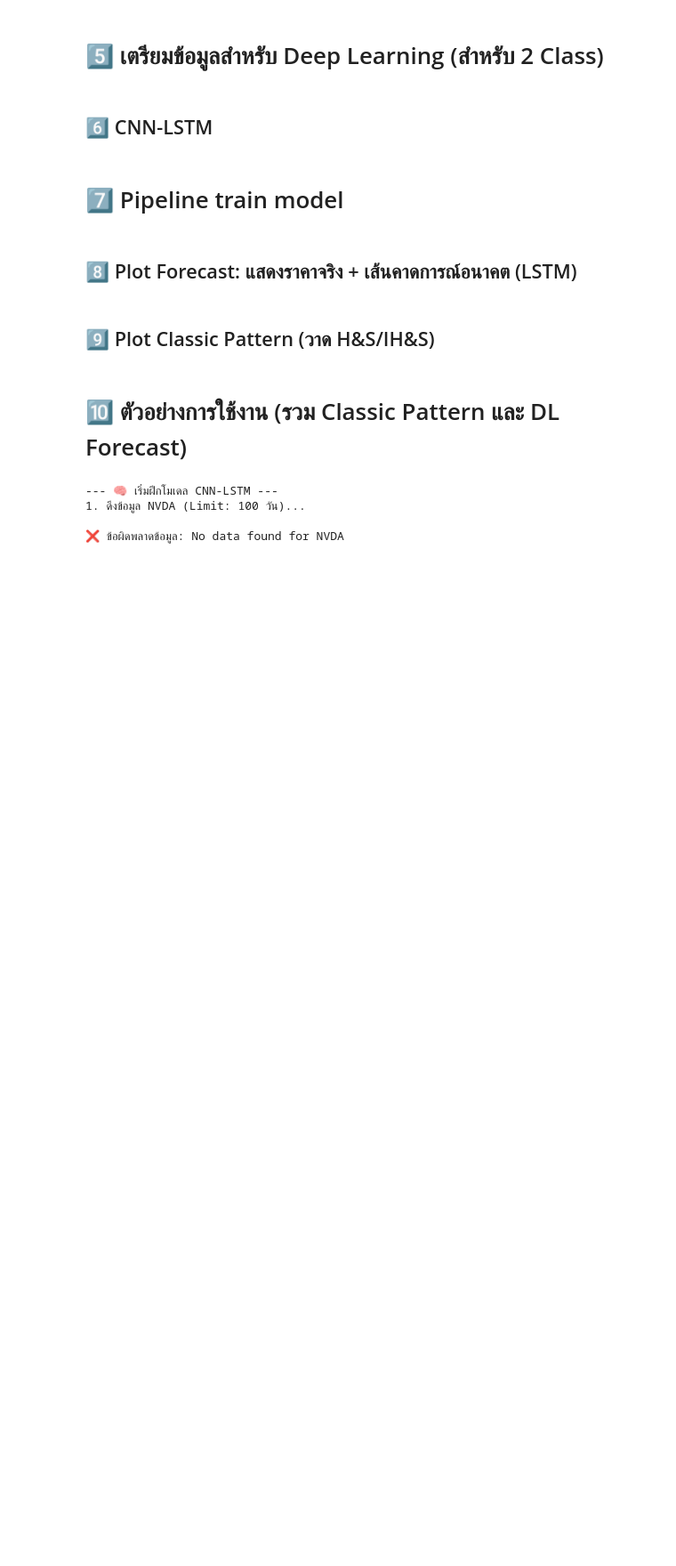
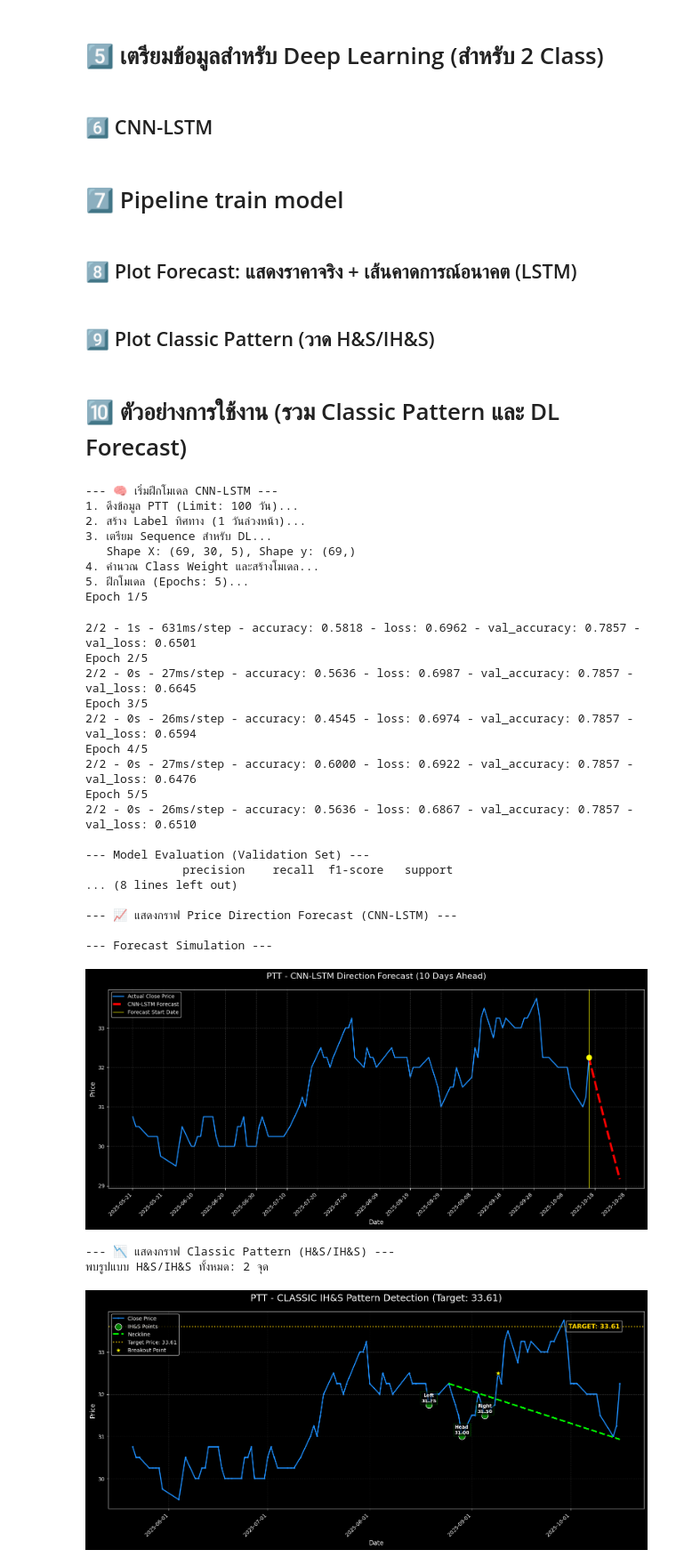
Before and after one commit to hilmanyusoh/Stock-market-chart-pattern-recognition-using-deep-learning, a Jupyter notebook: H&D_model/H&S_DL.ipynb, the cells around one changed output. Shown at 89% size. Cells and saved outputs as stored; diff of their text form; code cells hidden in the pictures; blank space fills up the shorter version.

```diff
--- a/H&D_model/H&S_DL.ipynb
+++ b/H&D_model/H&S_DL.ipynb
@@ -429,7 +429,7 @@ def plot_classic_pattern(df, patterns, symbol='SYMBOL'):
 if __name__ == '__main__':
     try:
         # --- Config ---
-        symbol = "NVDA"
+        symbol = "PTT"
         DATA_LIMIT = 100  # ใช้ข้อมูลเยอะขึ้นสำหรับการฝึก LSTM
         SEQUENCE_LENGTH = 30
         FUTURE_DAYS = 1   # ทำนายทิศทางของวันถัดไป (1 วัน)
@@ -452,33 +452,58 @@ if __name__ == '__main__':
         print(classification_report(y_val, y_pred_cls, target_names=['0: Down/Flat', '1: Up'], zero_division=0))
 
         # 3. แสดงกราฟ Price Direction Forecast (CNN-LSTM)
         print("\n--- 📈 แสดงกราฟ Price Direction Forecast (CNN-LSTM) ---")
         plot_future_direction_forecast(
             df_original,
             model,
             scaler,
             seq_len=SEQUENCE_LENGTH,
             symbol=symbol,
             forecast_steps=10
         )
 
         # 4. ตรวจจับและแสดงผล Classic Pattern (H&S/IH&S)
         print("\n--- 📉 แสดงกราฟ Classic Pattern (H&S/IH&S) ---")
         classic_patterns = detect_head_shoulders(df_original, distance=5, tolerance=0.03)
         print(f"พบรูปแบบ H&S/IH&S ทั้งหมด: {len(classic_patterns)} จุด")
 
         # เรียกใช้ฟังก์ชันที่แก้ไขแล้ว
         plot_classic_pattern(df_original, classic_patterns, symbol=symbol)
 
     except ConnectionRefusedError as e:
         print(f"\n❌ การเชื่อมต่อล้มเหลว: {e}")
         print("โปรดตรวจสอบว่า Cassandra Server (127.0.0.1:9042) ได้รันอยู่หรือไม่")
     except ValueError as e:
         print(f"\n❌ ข้อผิดพลาดข้อมูล: {e}")
     except Exception as e:
         print(f"\n❌ เกิดข้อผิดพลาดที่ไม่คาดคิด: {e}")
 # %% [output]
 --- 🧠 เริ่มฝึกโมเดล CNN-LSTM ---
-1. ดึงข้อมูล NVDA (Limit: 100 วัน)...
-
-❌ ข้อผิดพลาดข้อมูล: No data found for NVDA
+1. ดึงข้อมูล PTT (Limit: 100 วัน)...
+2. สร้าง Label ทิศทาง (1 วันล่วงหน้า)...
+3. เตรียม Sequence สำหรับ DL...
+   Shape X: (69, 30, 5), Shape y: (69,)
+4. คำนวณ Class Weight และสร้างโมเดล...
+5. ฝึกโมเดล (Epochs: 5)...
+Epoch 1/5
+2/2 - 1s - 631ms/step - accuracy: 0.5818 - loss: 0.6962 - val_accuracy: 0.7857 - val_loss: 0.6501
+Epoch 2/5
+2/2 - 0s - 27ms/step - accuracy: 0.5636 - loss: 0.6987 - val_accuracy: 0.7857 - val_loss: 0.6645
+Epoch 3/5
+2/2 - 0s - 26ms/step - accuracy: 0.4545 - loss: 0.6974 - val_accuracy: 0.7857 - val_loss: 0.6594
+Epoch 4/5
+2/2 - 0s - 27ms/step - accuracy: 0.6000 - loss: 0.6922 - val_accuracy: 0.7857 - val_loss: 0.6476
+Epoch 5/5
+2/2 - 0s - 26ms/step - accuracy: 0.5636 - loss: 0.6867 - val_accuracy: 0.7857 - val_loss: 0.6510
+
+--- Model Evaluation (Validation Set) ---
+              precision    recall  f1-score   support
+... (8 lines left out)
+
+--- 📈 แสดงกราฟ Price Direction Forecast (CNN-LSTM) ---
+
+--- Forecast Simulation ---
+[figure, added]
+--- 📉 แสดงกราฟ Classic Pattern (H&S/IH&S) ---
+พบรูปแบบ H&S/IH&S ทั้งหมด: 2 จุด
+[figure, added]
```
Also changed, not shown: 6 other files.
